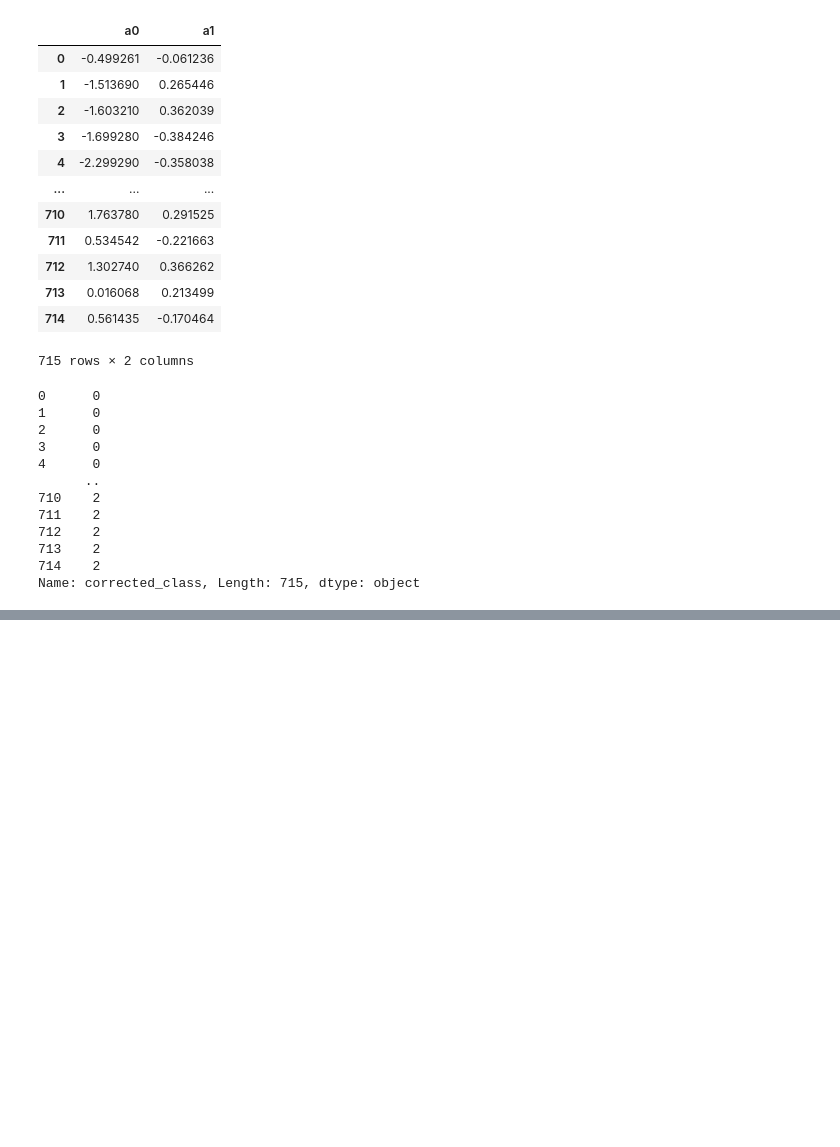
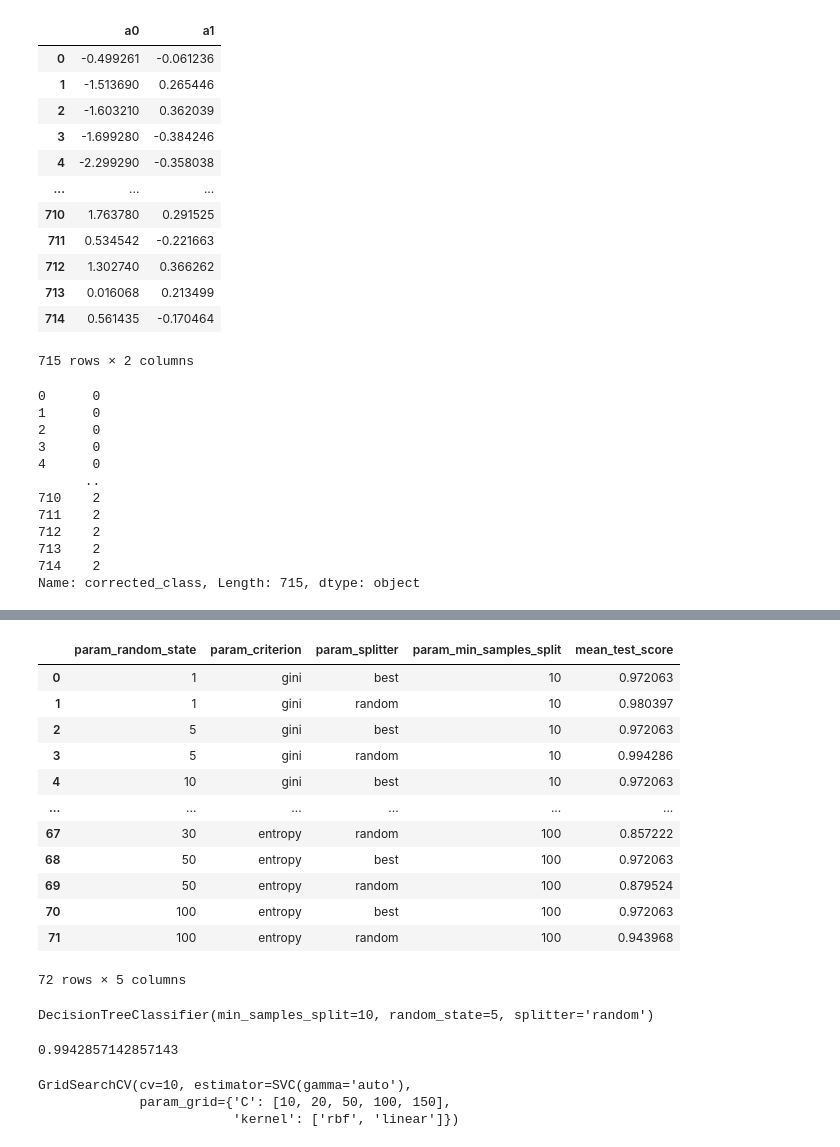
Before and after one commit to Sara-Yunus/PrepProjs, a Jupyter notebook: artificial_2d-3c-no123.ipynb, the cells around one changed output, grey strips where cells are left out. Saved outputs shown, nothing was run; the diff lists cells and outputs as text; code cells hidden in the pictures; blank space fills up the shorter version.

```diff
--- a/artificial_2d-3c-no123.ipynb
+++ b/artificial_2d-3c-no123.ipynb
@@ -124,0 +237,35 @@ model.score(x,y)
+# %%
+df4 = pd.DataFrame(clf2.cv_results_)
+df4[['param_random_state','param_criterion','param_splitter','param_min_samples_split', 'mean_test_score']]
+# %% [output]
+|  | param_random_state | param_criterion | param_splitter | param_min_samples_split | mean_test_score |
+| 0 | 1 | gini | best | 10 | 0.972063 |
+| 1 | 1 | gini | random | 10 | 0.980397 |
+| 2 | 5 | gini | best | 10 | 0.972063 |
+| 3 | 5 | gini | random | 10 | 0.994286 |
+| 4 | 10 | gini | best | 10 | 0.972063 |
+| ... | ... | ... | ... | ... | ... |
+| 67 | 30 | entropy | random | 100 | 0.857222 |
+| 68 | 50 | entropy | best | 100 | 0.972063 |
+| 69 | 50 | entropy | random | 100 | 0.879524 |
+| 70 | 100 | entropy | best | 100 | 0.972063 |
+| 71 | 100 | entropy | random | 100 | 0.943968 |
+72 rows × 5 columns
+# %%
+clf2.best_estimator_
+# %% [output]
+DecisionTreeClassifier(min_samples_split=10, random_state=5, splitter='random')
+# %%
+clf2.best_score_
+# %% [output]
+0.9942857142857143
+# %%
+clf3 = GridSearchCV(SVC(gamma='auto'),{
+    'C': [10, 20, 50 ,100, 150],
+    'kernel' : ['rbf','linear']
+}, cv= 10)
+clf3.fit(X, Y)
+# %% [output]
+GridSearchCV(cv=10, estimator=SVC(gamma='auto'),
+             param_grid={'C': [10, 20, 50, 100, 150],
+                         'kernel': ['rbf', 'linear']})
```
Also changed, not shown: parts of 50 cells of this notebook, 2 other files.
